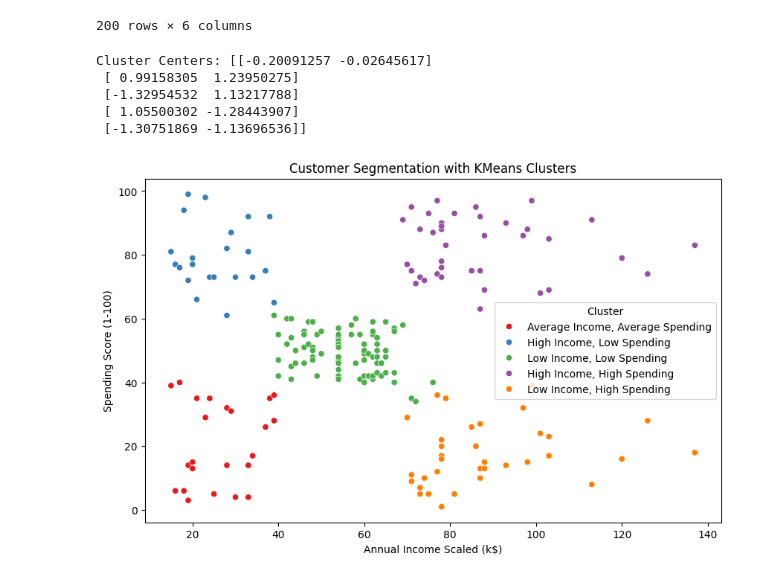
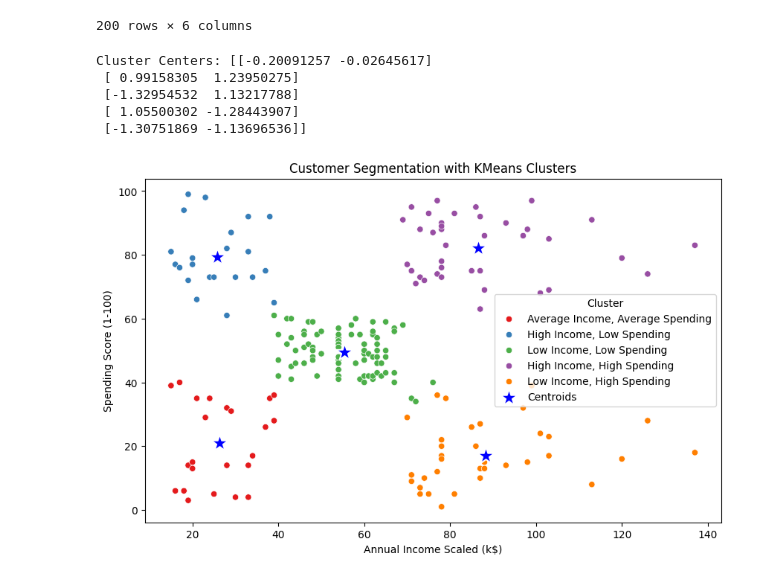
Before and after one commit to pragyanji/Data_Science, a Jupyter notebook: 13.Unsupervised_learning/clustering.ipynb, the cells around one changed output. Drawn from its saved outputs; the diff is of its cells as text; code cells hidden in the pictures.

Commit message:
centroids added in the cluster

```diff
--- a/13.Unsupervised_learning/clustering.ipynb
+++ b/13.Unsupervised_learning/clustering.ipynb
@@ -73,18 +73,20 @@ df.replace({'Cluster': {0: 'Low Income, Low Spending',
 # %%
 # Cluster centers in the original scale
 print(f"Cluster Centers: {model.cluster_centers_}")
 # Kmeans grouping visualization
+centroids = scaler.inverse_transform(model.cluster_centers_)
 plt.figure(figsize=(10,6))
 sns.scatterplot(x = X[:, 0], y  = X[:, 1], hue = df['Cluster'], palette = 'Set1')
+sns.scatterplot(x = centroids[:, 0], y = centroids[:, 1], marker='*', s=300, color='blue', label='Centroids')
 plt.xlabel('Annual Income Scaled (k$)')
 plt.ylabel('Spending Score (1-100)')
 plt.title('Customer Segmentation with KMeans Clusters')
 plt.legend(title='Cluster')
 plt.show()
 # %% [output]
 Cluster Centers: [[-0.20091257 -0.02645617]
  [ 0.99158305  1.23950275]
  [-1.32954532  1.13217788]
  [ 1.05500302 -1.28443907]
  [-1.30751869 -1.13696536]]
-[figure, old version]
+[figure, new version]
```
